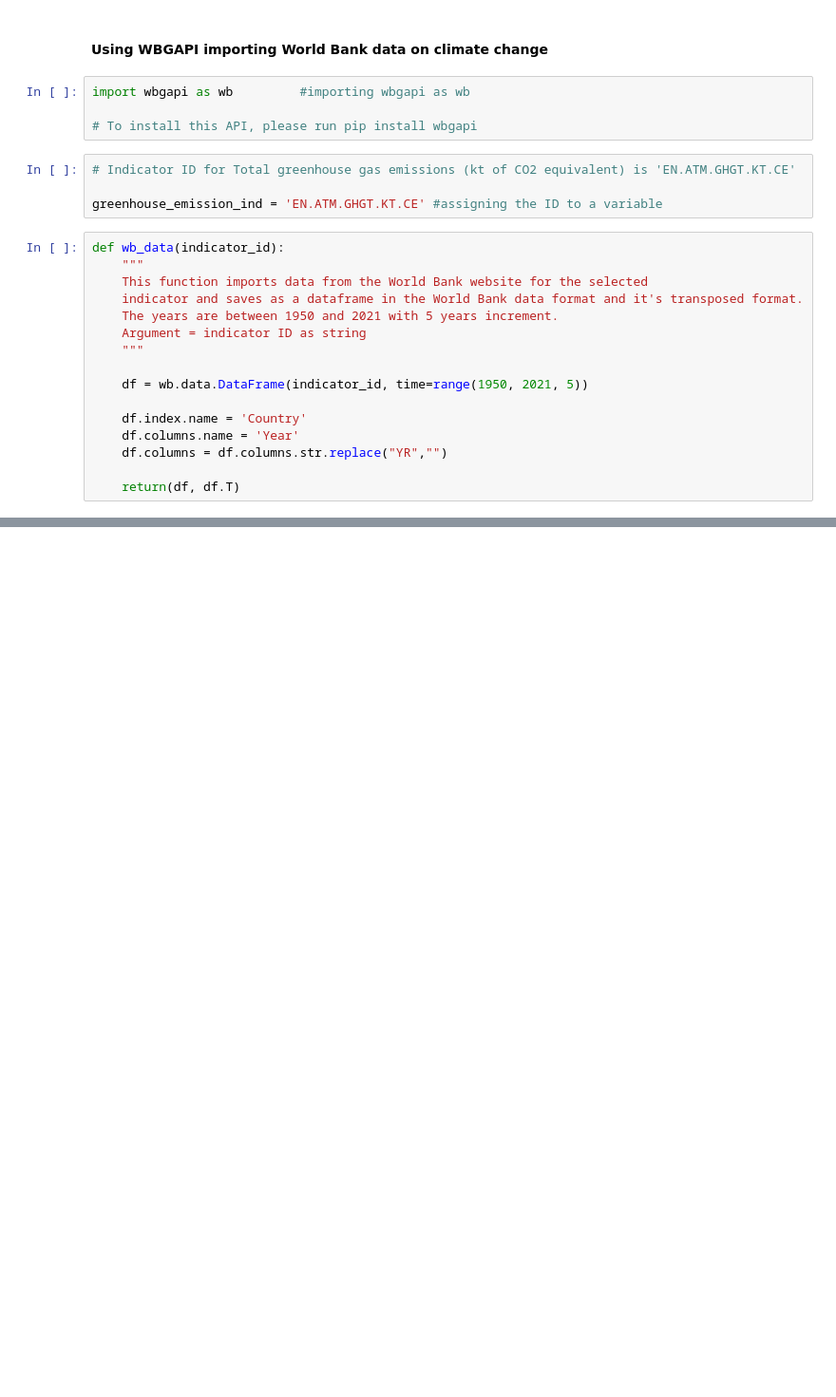
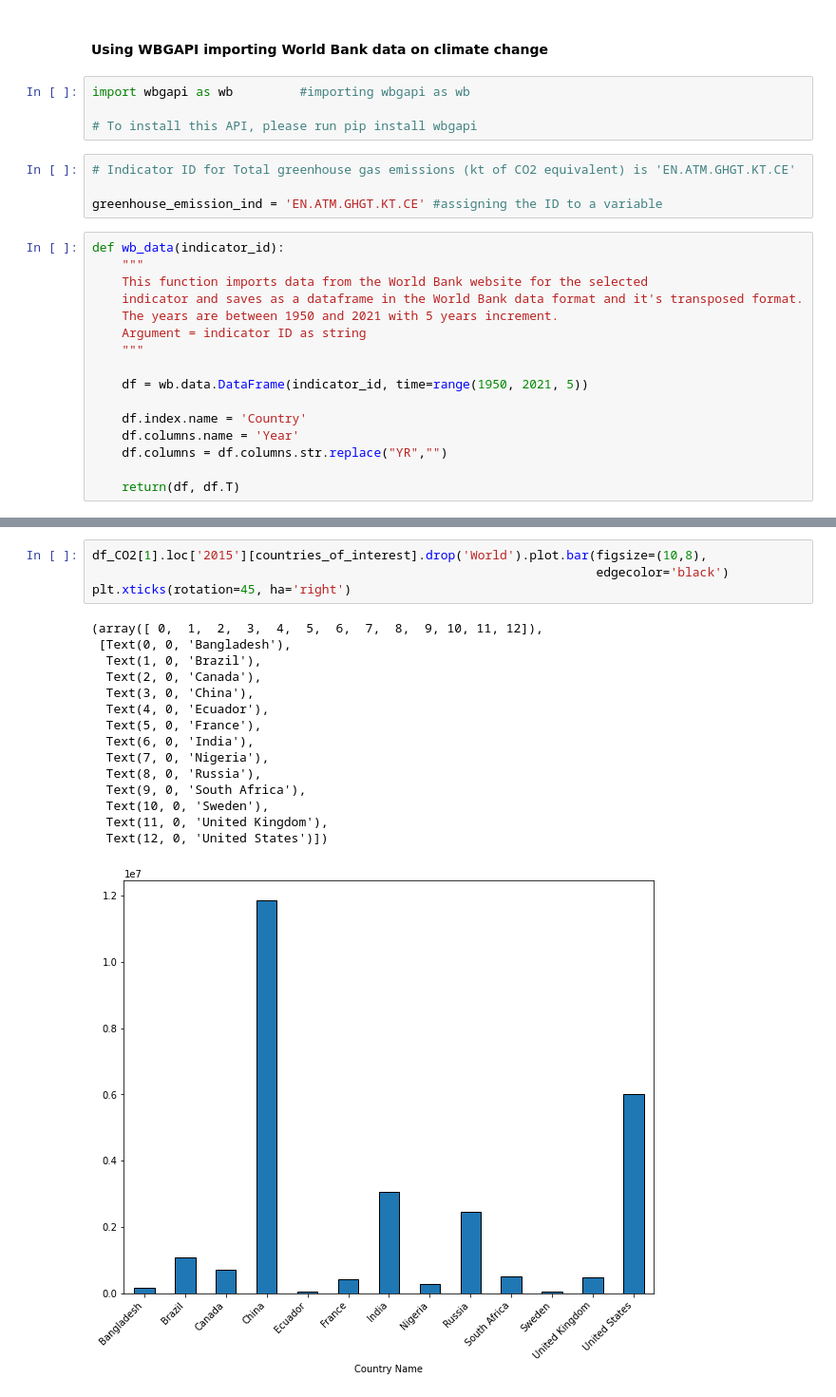
Before and after one commit to tan-lights/ADS1-Assignment-2, a Jupyter notebook: ADS1 Assignment 2 - Tanvir Ahmed.ipynb, the cells around one changed output, grey strips where cells are left out. Shown: that part at 95% size. Saved outputs shown, nothing was run; the diff lists cells and outputs as text; blank space fills up the shorter version.

```diff
--- a/ADS1 Assignment 2 - Tanvir Ahmed.ipynb
+++ b/ADS1 Assignment 2 - Tanvir Ahmed.ipynb
@@ -166,0 +200,20 @@ most_CO2.iloc[0:10][['1990', '2000', '2005', '2010', '2015', '2020']]
+# %%
+df_CO2[1].loc['2015'][countries_of_interest].drop('World').plot.bar(figsize=(10,8),
+                                                                    edgecolor='black')
+plt.xticks(rotation=45, ha='right')
+# %% [output]
+(array([ 0,  1,  2,  3,  4,  5,  6,  7,  8,  9, 10, 11, 12]),
+ [Text(0, 0, 'Bangladesh'),
+  Text(1, 0, 'Brazil'),
+  Text(2, 0, 'Canada'),
+  Text(3, 0, 'China'),
+  Text(4, 0, 'Ecuador'),
+  Text(5, 0, 'France'),
+  Text(6, 0, 'India'),
+  Text(7, 0, 'Nigeria'),
+  Text(8, 0, 'Russia'),
+  Text(9, 0, 'South Africa'),
+  Text(10, 0, 'Sweden'),
+  Text(11, 0, 'United Kingdom'),
+  Text(12, 0, 'United States')])
+[figure, added]
```
Also changed, not shown: parts of 38 cells of this notebook.
